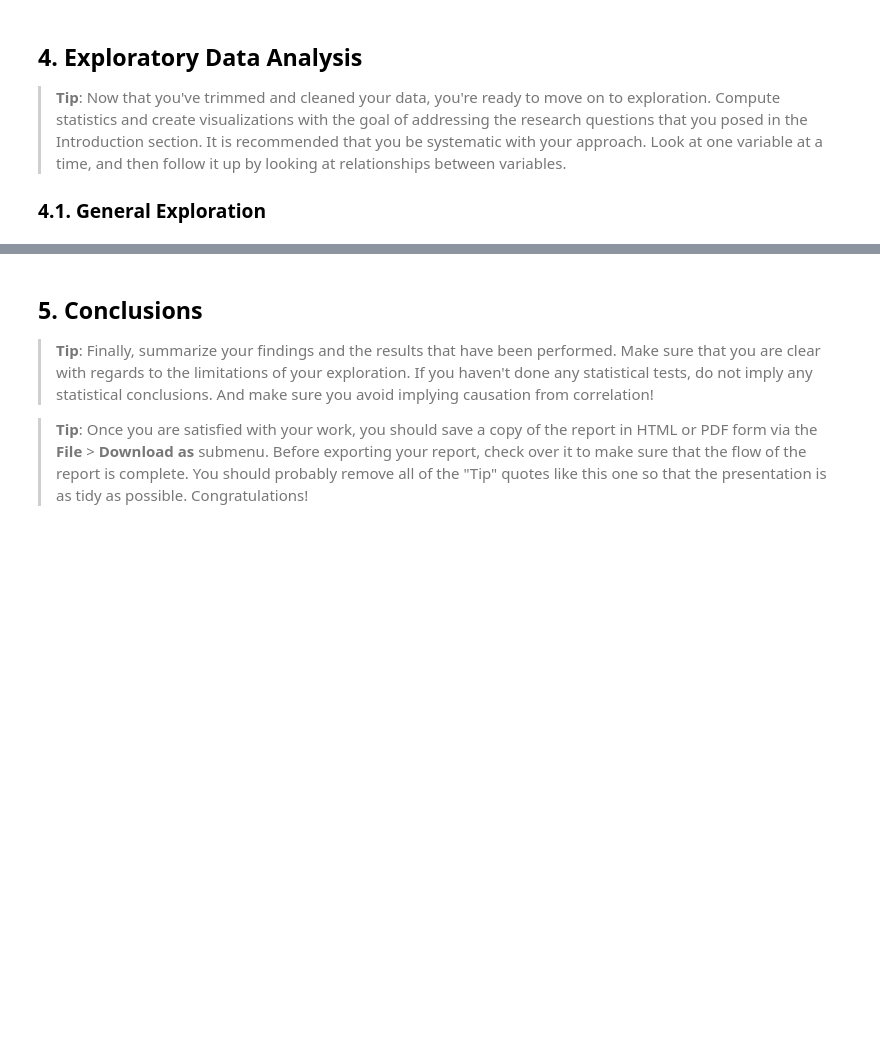
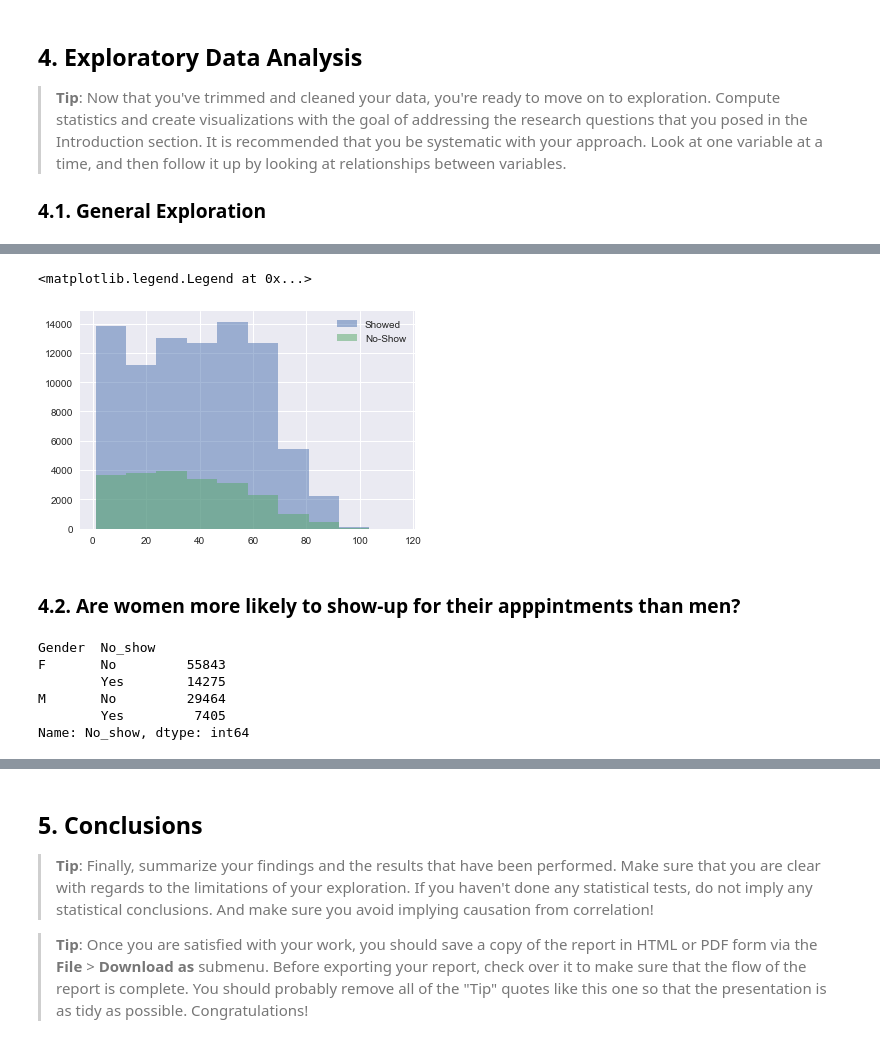
Before and after one commit to walidsi/Udacity_ADA, a Jupyter notebook: No_Show_Appointments_Analysis.ipynb, the cells around one changed output, grey strips where cells are left out. Drawn from its saved outputs; the diff is of its cells as text; code cells hidden in the pictures; blank space fills up the shorter version.

```diff
--- a/No_Show_Appointments_Analysis.ipynb
+++ b/No_Show_Appointments_Analysis.ipynb
@@ -221,8 +225,8 @@ df.drop(df[df.Age <= 0].index, inplace=True)
 ### 4.1. General Exploration
 # %%
 #create masks for easier retrival of needed rows according to No-Show status
-noshow = df['No-show'] == 'Yes'
-show = df['No-show'] == 'No'
+noshow = df['No_show'] == 'Yes'
+showed = df['No_show'] == 'No'
 # %%
 df.hist(figsize=(16, 12));
 # %% [output]
@@ -248,0 +254,19 @@ df['Gender'].value_counts().plot(kind='bar', ax=ax[1], xlabel='Gender')
+# %%
+df.Age[showed].hist(alpha=0.5, label='Showed')
+df.Age[noshow].hist(alpha=0.5, label='No-Show')
+plt.legend()
+# %% [output]
+<matplotlib.legend.Legend at 0x...>
+[figure, added]
+# %% [markdown]
+### 4.2. Are women more likely to show-up for their apppintments than men?
+# %%
+group_counts = df.groupby('Gender').No_show.value_counts()
+group_counts
+# %% [output]
+Gender  No_show
+F       No         55843
+        Yes        14275
+M       No         29464
+        Yes         7405
+Name: No_show, dtype: int64
```
Also changed, not shown: parts of 14 cells of this notebook.
